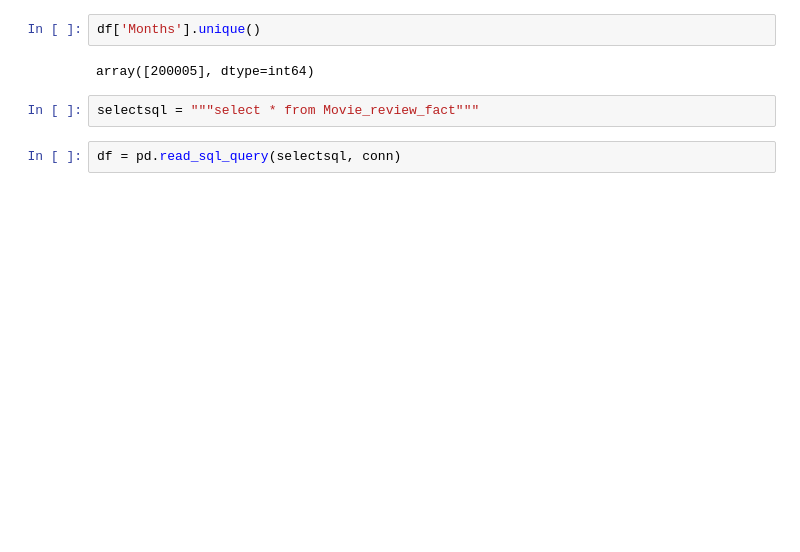
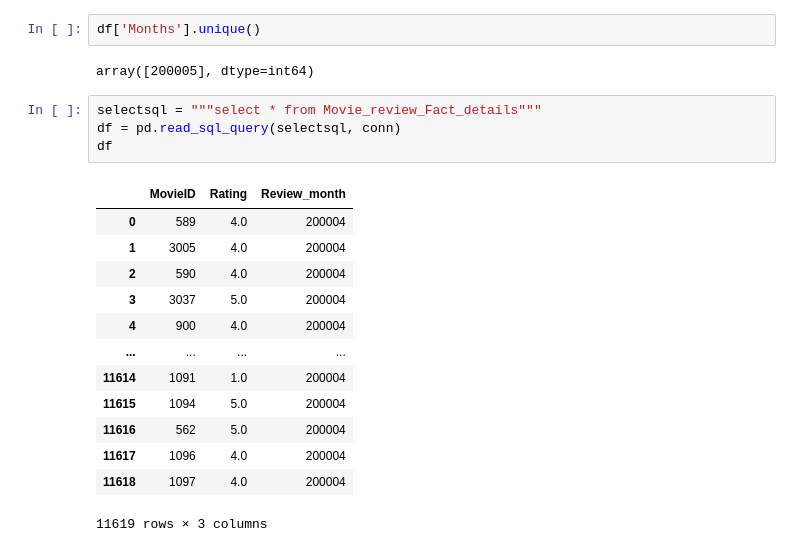
Before and after one commit to Sandutta2020/Monthly_top_movie_report, a Jupyter notebook: analysis/Exploratory_Analysis.ipynb, the cells around one changed output. Saved outputs shown, nothing was run; the diff lists cells and outputs as text; blank space fills up the shorter version.

```diff
--- a/analysis/Exploratory_Analysis.ipynb
+++ b/analysis/Exploratory_Analysis.ipynb
@@ -498,7 +516,21 @@ df
 df['Months'].unique()
 # %% [output]
 array([200005], dtype=int64)
-# %%
-selectsql = """select * from Movie_review_fact"""
 # %%
+selectsql = """select * from Movie_review_Fact_details"""
 df = pd.read_sql_query(selectsql, conn)
+df
+# %% [output]
+|  | MovieID | Rating | Review_month |
+| 0 | 589 | 4.0 | 200004 |
+| 1 | 3005 | 4.0 | 200004 |
+| 2 | 590 | 4.0 | 200004 |
+| 3 | 3037 | 5.0 | 200004 |
+| 4 | 900 | 4.0 | 200004 |
+| ... | ... | ... | ... |
+| 11614 | 1091 | 1.0 | 200004 |
+| 11615 | 1094 | 5.0 | 200004 |
+| 11616 | 562 | 5.0 | 200004 |
+| 11617 | 1096 | 4.0 | 200004 |
+| 11618 | 1097 | 4.0 | 200004 |
+11619 rows × 3 columns
```
Also changed, not shown: parts of 9 cells of this notebook, 6 other files.
